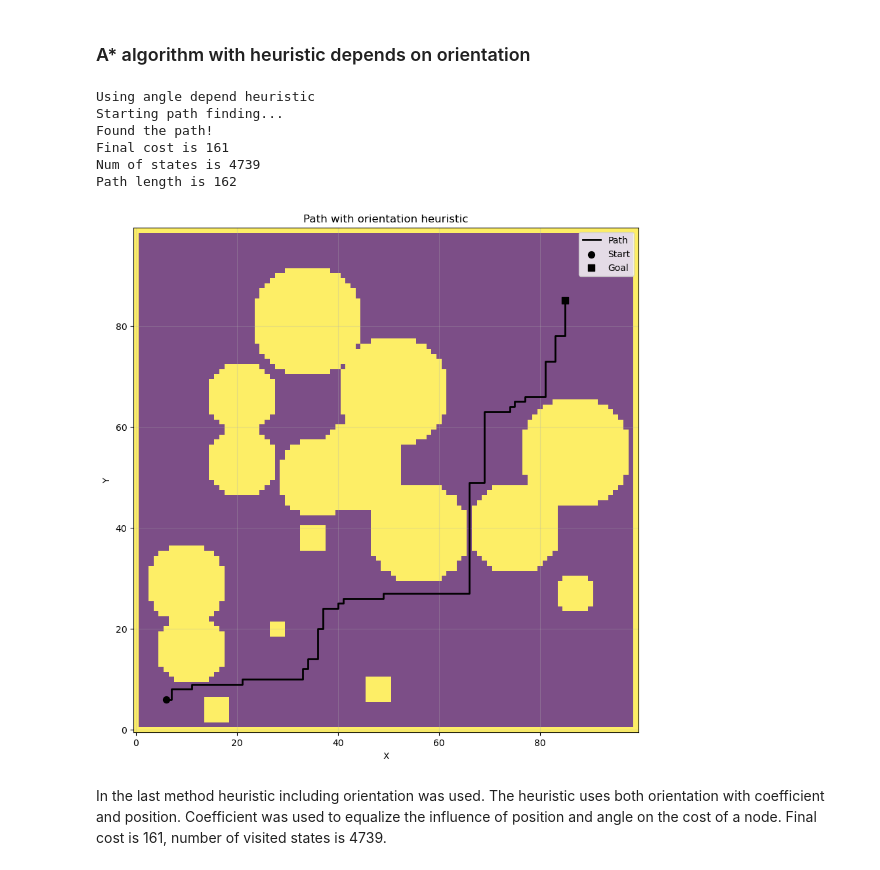
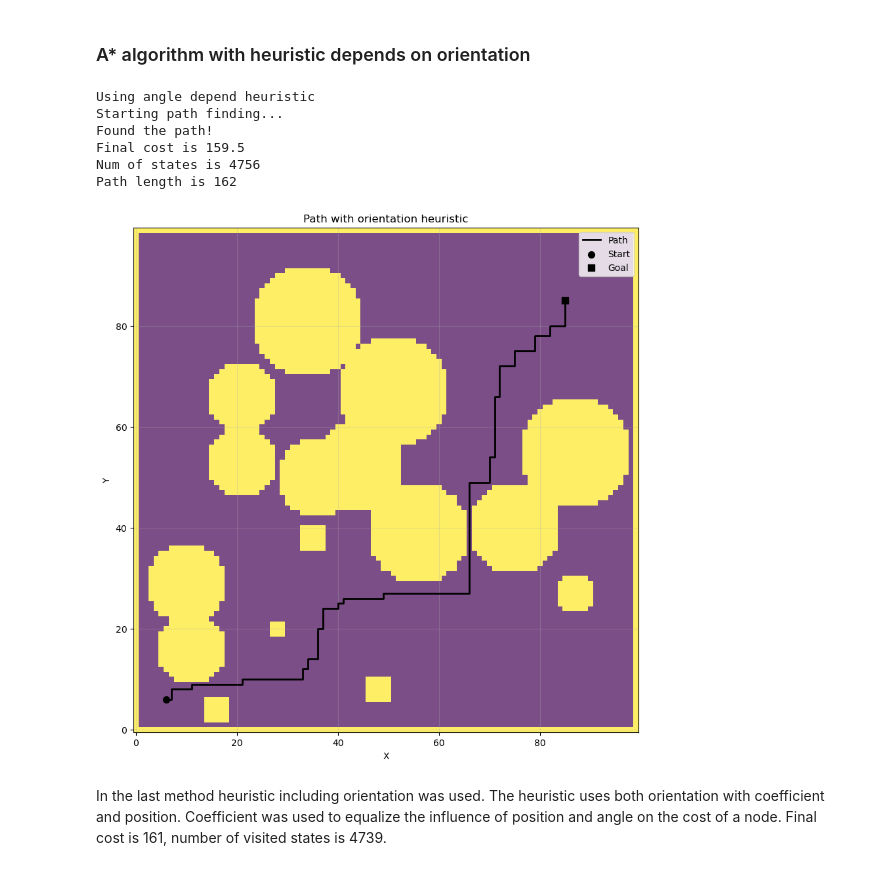
Before and after one commit to oliaiaia/discrete_planning, a Jupyter notebook: py_examples/main.ipynb, the cells around one changed output. Saved outputs shown, nothing was run; the diff lists cells and outputs as text; code cells hidden in the pictures.

```diff
--- a/main.ipynb
+++ b/py_examples/main.ipynb
@@ -196,12 +203,7 @@ Final cost of the dijkstra alg is 161. Number of dijkstra visited states is 1625
 # %%
 #  manhattan heuristic
 planner_manhattan = astar_planner.AStar(environment_list, rod_list, "manhattan")
-
-start_x, start_y, start_theta = 6, 6, 2
-goal_x, goal_y, goal_theta = 85, 85, 0
-
 path_manhattan = planner_manhattan.find_path(start_x, start_y, start_theta, goal_x, goal_y, goal_theta)
-
 plot_path(environment, path_manhattan, "Path with manhattan heuristic")
 # %% [output]
 Using Manhattan heuristic
@@ -217,20 +219,15 @@ Final cost of A* is 161. Number of A* visited states is 5857 (dijkstra visited s
 ### A* algorithm with heuristic depends on orientation
 # %%
 planner_orientation = astar_planner.AStar(environment_list, rod_list, "orientation")
-
-start_x, start_y, start_theta = 6, 6, 2
-goal_x, goal_y, goal_theta = 85, 85, 0
-
 path_orientation = planner_orientation.find_path(start_x, start_y, start_theta, goal_x, goal_y, goal_theta)
-
 plot_path(environment, path_orientation, "Path with orientation heuristic")
 # %% [output]
 Using angle depend heuristic
 Starting path finding...
 Found the path!
-Final cost is 161
-Num of states is 4739
+Final cost is 159.5
+Num of states is 4756
 Path length is 162
-[figure, old version]
+[figure, new version]
 # %% [markdown]
 In the last method heuristic including orientation was used. The heuristic uses both orientation with coefficient and position. Coefficient was used to equalize the influence of position and angle on the cost of a node. Final cost is 161, number of visited states is 4739.
```
Also changed, not shown: parts of 3 cells of this notebook, 8 other files.
